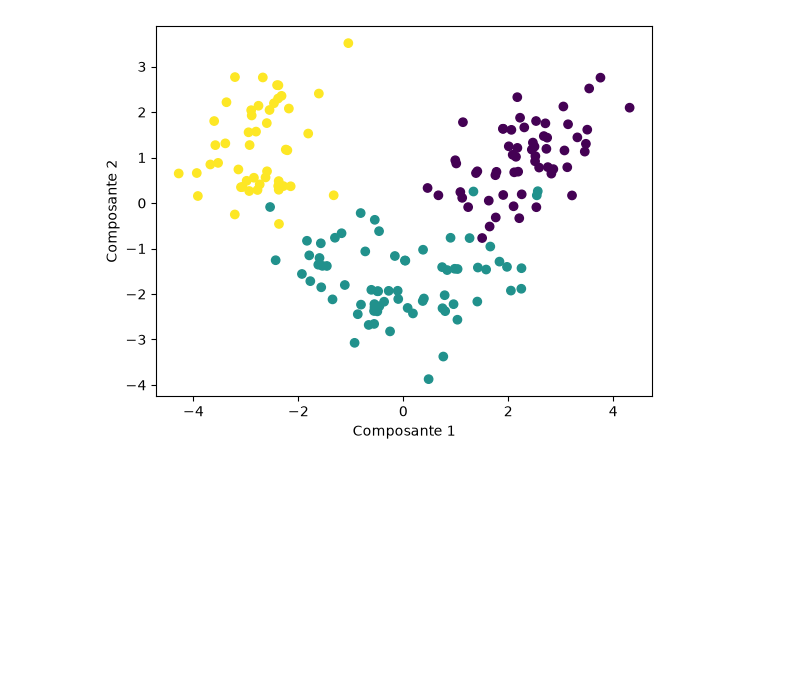
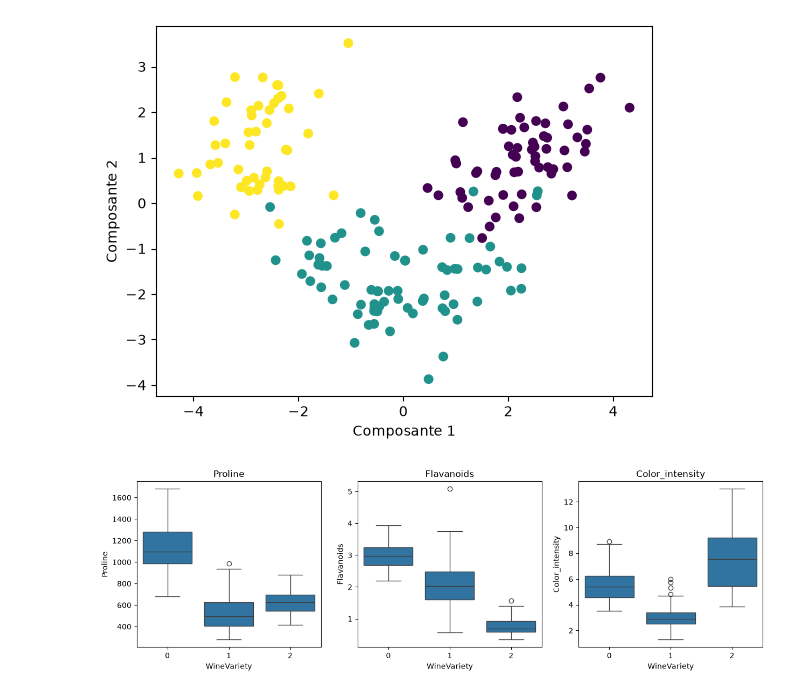
Before and after one commit to roudeina17/wine-classification, a Jupyter notebook: Wine Classification Challenge.ipynb, the cells around one changed output. Cells and saved outputs as stored; diff of their text form; code cells hidden in the pictures; blank space fills up the shorter version.

Commit message:
boxplot

```diff
--- a/Wine Classification Challenge.ipynb
+++ b/Wine Classification Challenge.ipynb
@@ -111,3 +111,14 @@ plt.xlabel("Composante 1"); plt.ylabel("Composante 2")
 plt.show()
 # %% [output]
 [figure]
+# %%
+import matplotlib.pyplot as plt
+import seaborn as sns
+
+fig, axes = plt.subplots(1, 3, figsize=(15, 4))
+for ax, col in zip(axes, ['Proline', 'Flavanoids', 'Color_intensity']):
+    sns.boxplot(x='WineVariety', y=col, data=data, ax=ax)
+    ax.set_title(col)
+plt.show()
+# %% [output]
+[figure, added]
```
